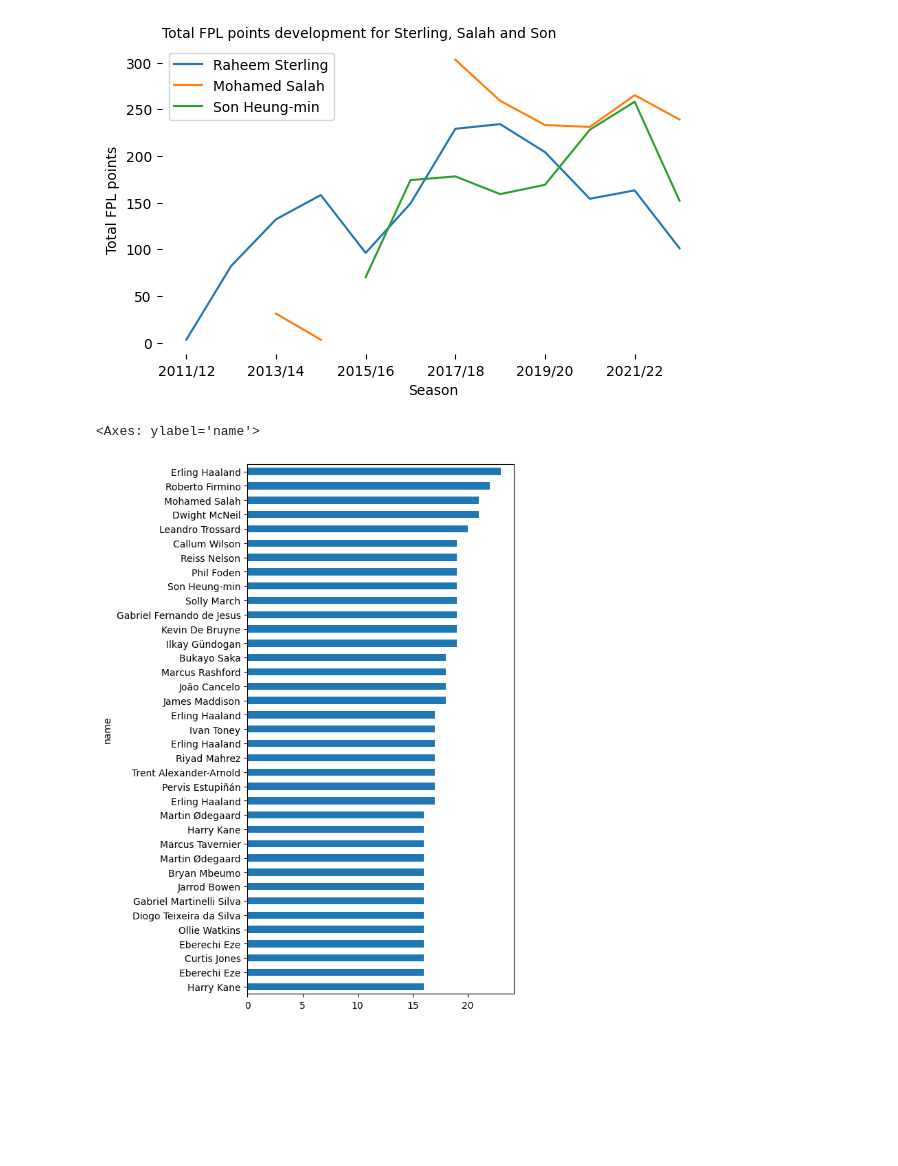
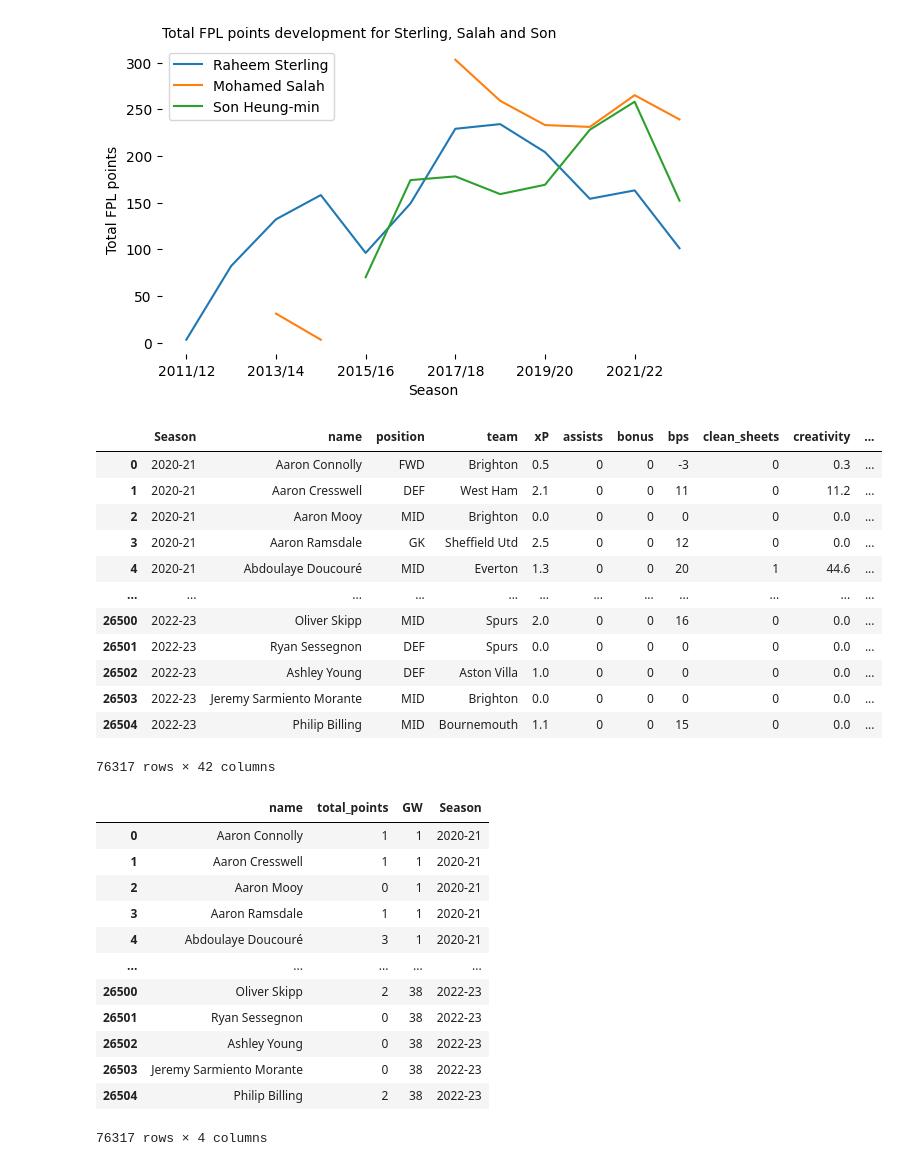
Before and after one commit to geirfreysson/fpl, a Jupyter notebook: gw5.ipynb, the cells around one changed output. Saved outputs shown, nothing was run; the diff lists cells and outputs as text; code cells hidden in the pictures; blank space fills up the shorter version.

```diff
--- a/gw5.ipynb
+++ b/gw5.ipynb
@@ -81,6 +83,35 @@ data = pd.read_csv(base_path + 'merged_gw.csv')
+# %%
+#data = data.reset_index().head().rename(columns={'level_0':"Season"})
+data
+# %% [output]
+|  | Season | name | position | team | xP | assists | bonus | bps | clean_sheets | creativity | ... |
+| 0 | 2020-21 | Aaron Connolly | FWD | Brighton | 0.5 | 0 | 0 | -3 | 0 | 0.3 | ... |
+| 1 | 2020-21 | Aaron Cresswell | DEF | West Ham | 2.1 | 0 | 0 | 11 | 0 | 11.2 | ... |
+| 2 | 2020-21 | Aaron Mooy | MID | Brighton | 0.0 | 0 | 0 | 0 | 0 | 0.0 | ... |
+| 3 | 2020-21 | Aaron Ramsdale | GK | Sheffield Utd | 2.5 | 0 | 0 | 12 | 0 | 0.0 | ... |
+| 4 | 2020-21 | Abdoulaye Doucouré | MID | Everton | 1.3 | 0 | 0 | 20 | 1 | 44.6 | ... |
+| ... | ... | ... | ... | ... | ... | ... | ... | ... | ... | ... | ... |
+| 26500 | 2022-23 | Oliver Skipp | MID | Spurs | 2.0 | 0 | 0 | 16 | 0 | 0.0 | ... |
+| 26501 | 2022-23 | Ryan Sessegnon | DEF | Spurs | 0.0 | 0 | 0 | 0 | 0 | 0.0 | ... |
+| 26502 | 2022-23 | Ashley Young | DEF | Aston Villa | 1.0 | 0 | 0 | 0 | 0 | 0.0 | ... |
+| 26503 | 2022-23 | Jeremy Sarmiento Morante | MID | Brighton | 0.0 | 0 | 0 | 0 | 0 | 0.0 | ... |
+| 26504 | 2022-23 | Philip Billing | MID | Bournemouth | 1.1 | 0 | 0 | 15 | 0 | 0.0 | ... |
+76317 rows × 42 columns
 # %%
-reduced = data[['name', 'total_points', 'GW']]
-reduced[reduced['total_points']>15].set_index('name')['total_points'].sort_values().plot.barh(figsize=(5,10))
+reduced = data[['name', 'total_points', 'GW', "Season"]]
+reduced
+#reduced[reduced['total_points']>15].set_index('name')['total_points'].sort_values().plot.barh(figsize=(5,10))
 # %% [output]
+|  | name | total_points | GW | Season |
+| 0 | Aaron Connolly | 1 | 1 | 2020-21 |
+| 1 | Aaron Cresswell | 1 | 1 | 2020-21 |
+| 2 | Aaron Mooy | 0 | 1 | 2020-21 |
+| 3 | Aaron Ramsdale | 1 | 1 | 2020-21 |
+| 4 | Abdoulaye Doucouré | 3 | 1 | 2020-21 |
+| ... | ... | ... | ... | ... |
+| 26500 | Oliver Skipp | 2 | 38 | 2022-23 |
+| 26501 | Ryan Sessegnon | 0 | 38 | 2022-23 |
+| 26502 | Ashley Young | 0 | 38 | 2022-23 |
+| 26503 | Jeremy Sarmiento Morante | 0 | 38 | 2022-23 |
+| 26504 | Philip Billing | 2 | 38 | 2022-23 |
-<Axes: ylabel='name'>
+76317 rows × 4 columns
-[figure, removed]
```
Also changed, not shown: parts of 5 cells of this notebook, 2 other files.
